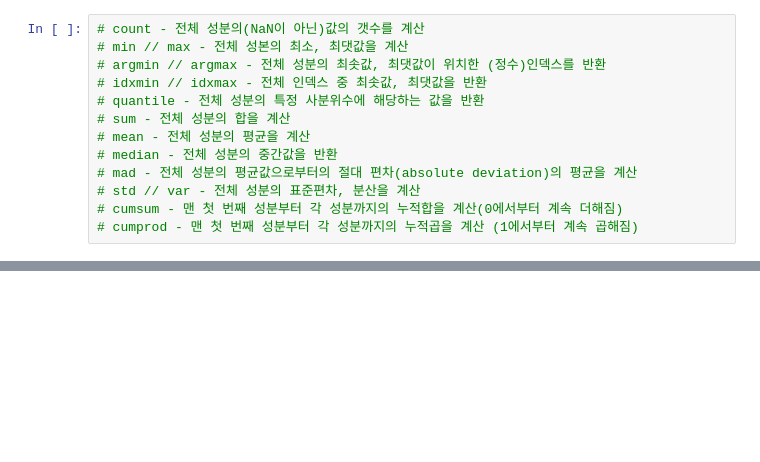
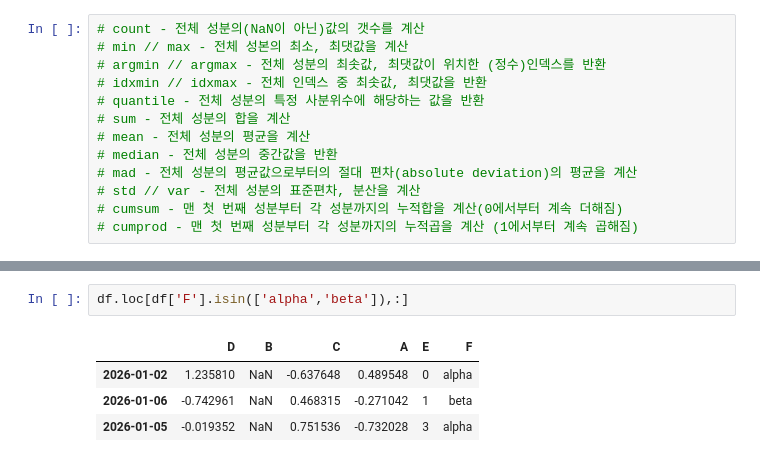
Before and after one commit to AhcoForever/2026FinInsight5th, a Jupyter notebook: 03.데이터분석_학습용/01_pandas.ipynb, the cells around one changed output, grey strips where cells are left out. Drawn from its saved outputs; the diff is of its cells as text; blank space fills up the shorter version.

```diff
--- a/03.데이터분석_학습용/01_pandas.ipynb
+++ b/03.데이터분석_학습용/01_pandas.ipynb
@@ -724,0 +739,7 @@ Name: count, dtype: int64
+# %%
+df.loc[df['F'].isin(['alpha','beta']),:]
+# %% [output]
+|  | D | B | C | A | E | F |
+| 2026-01-02 | 1.235810 | NaN | -0.637648 | 0.489548 | 0 | alpha |
+| 2026-01-06 | -0.742961 | NaN | 0.468315 | -0.271042 | 1 | beta |
+| 2026-01-05 | -0.019352 | NaN | 0.751536 | -0.732028 | 3 | alpha |
```
Also changed, not shown: parts of 38 cells of this notebook, 21 other files.
